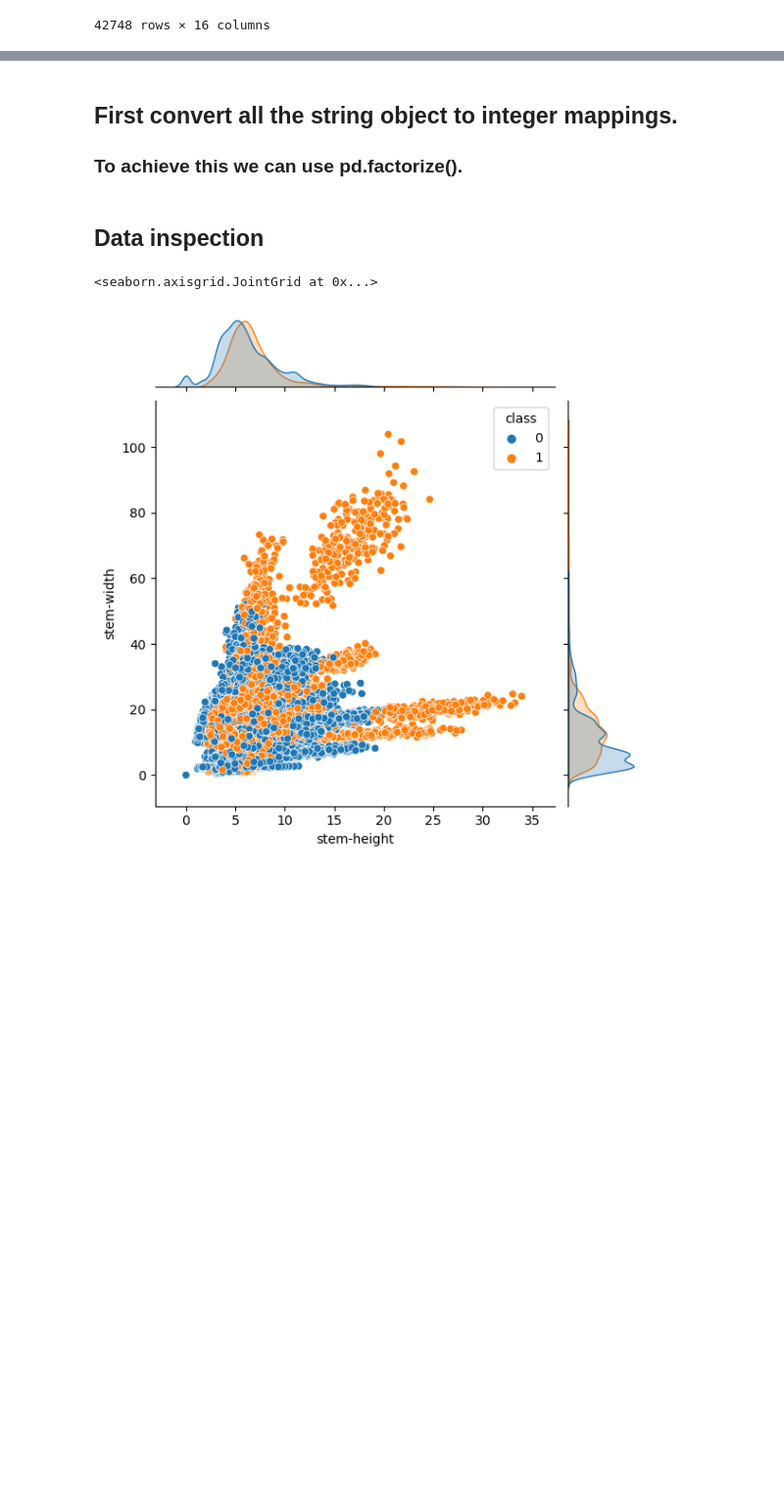
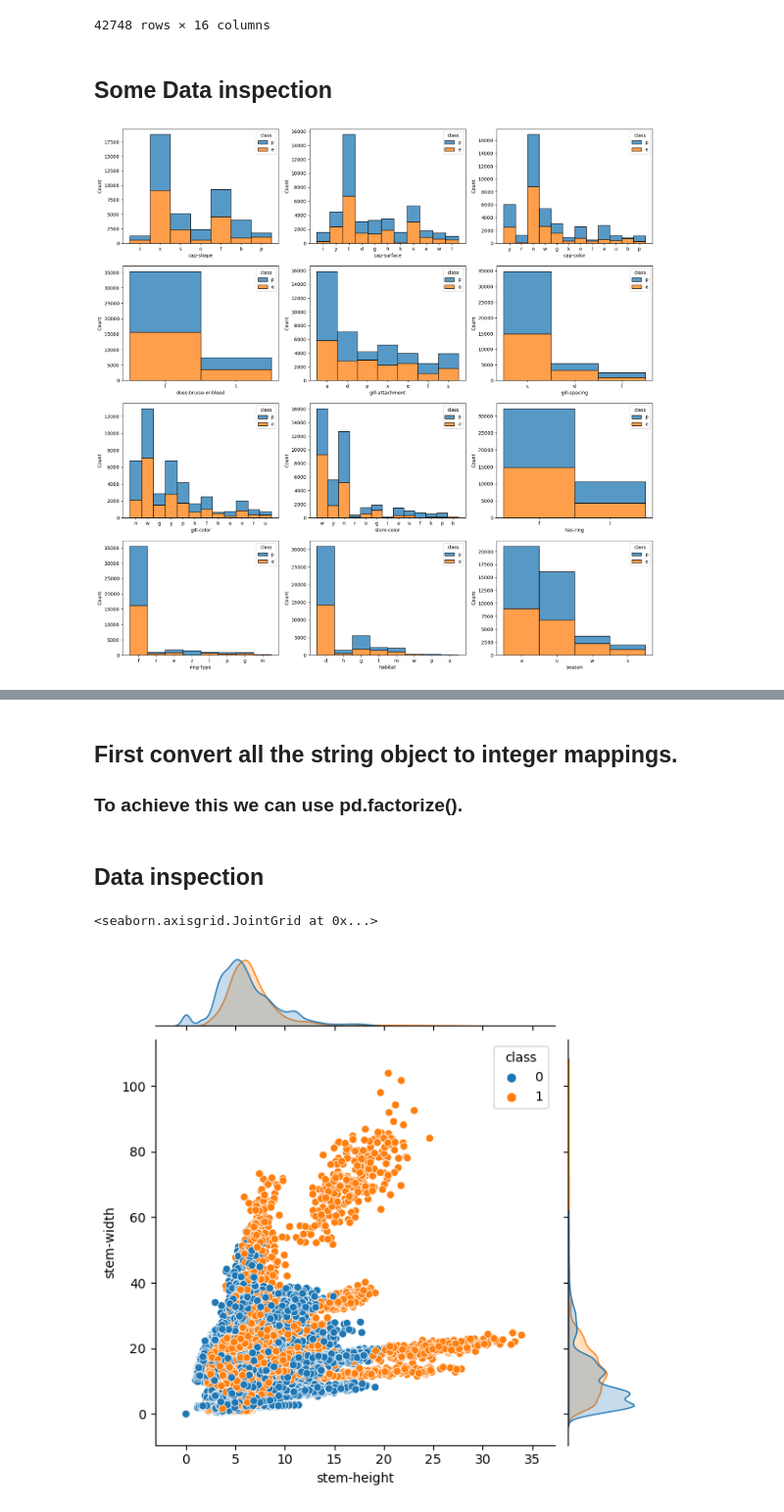
Before and after one commit to tianhew0121/Shroomification, a Jupyter notebook: mushroom_classification.ipynb, the cells around one changed output, grey strips where cells are left out. Shown at 98% size. Drawn from its saved outputs; the diff is of its cells as text; code cells hidden in the pictures; blank space fills up the shorter version.

Commit message:
Added data inspection, more SVM exploration(failed)

```diff
--- a/mushroom_classification.ipynb
+++ b/mushroom_classification.ipynb
@@ -61,3 +61,14 @@ train_df
 | 42746 | 10.91 | f | y | n | f | a | c | ... |
 | 42747 | 2.41 | f | t | w | f | a | c | ... |
 42748 rows × 16 columns
+# %% [markdown]
+## Some Data inspection
+# %%
+import seaborn as sns
+columns_to_visualize = ['cap-shape', 'cap-surface', 'cap-color', 'does-bruise-or-bleed', 'gill-attachment','gill-spacing', 'gill-color', 'stem-color', 'has-ring','ring-type', 'habitat', 'season']
+
+fig, ax = plt.subplots(4, 3, figsize=(20, 20))
+for column in columns_to_visualize:
+    sns.histplot(data=train_df, x=column, hue='class', multiple='stack', ax=ax[columns_to_visualize.index(column) // 3, columns_to_visualize.index(column) % 3])
+# %% [output]
+[figure, added]
```
Also changed, not shown: parts of 14 cells of this notebook.
